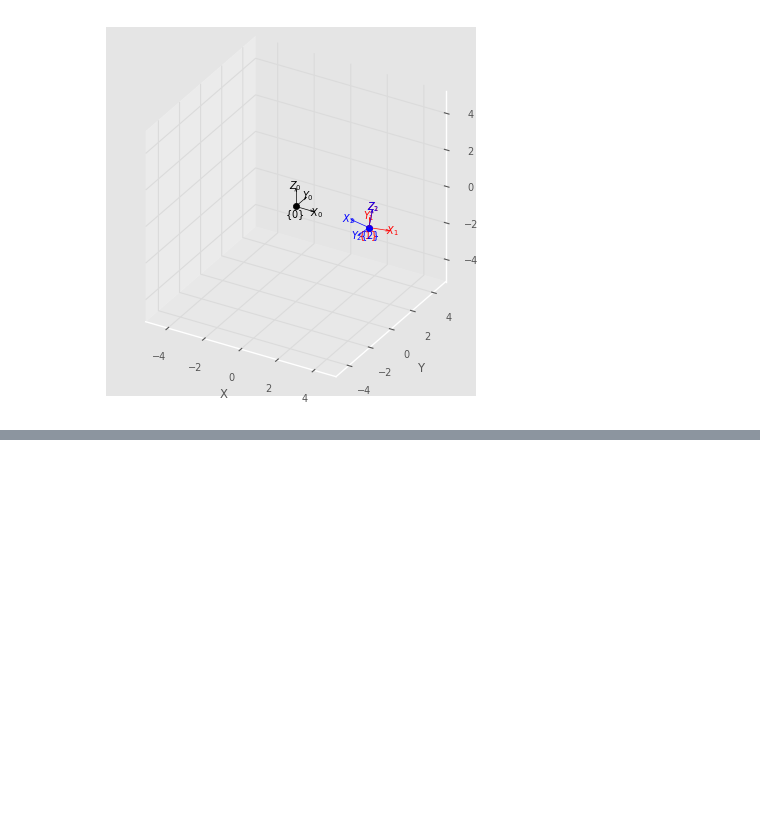
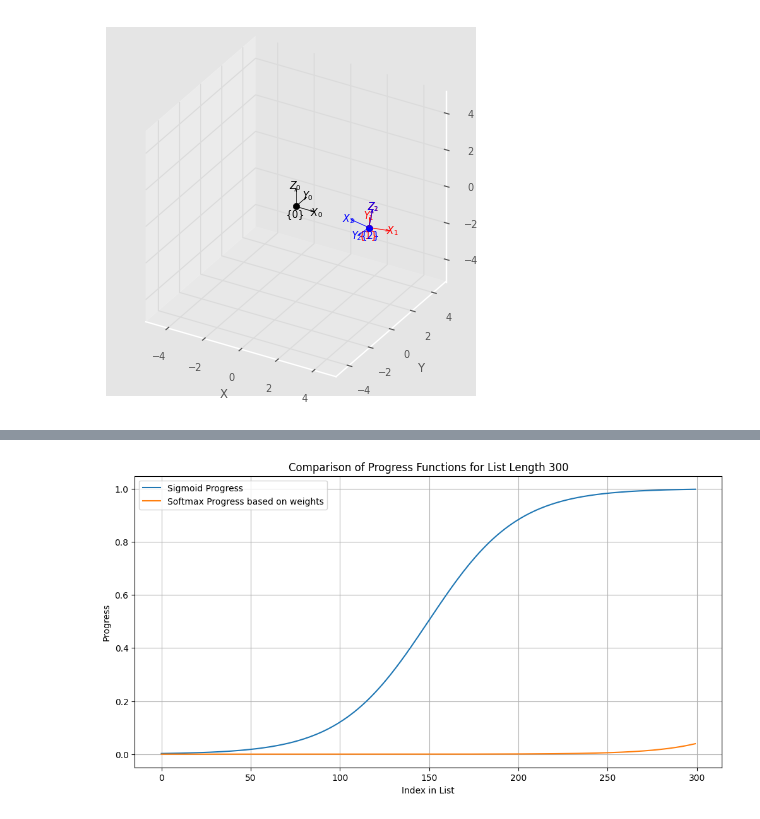
Before and after one commit to krishanrana/diffrobot, a Jupyter notebook: diffrobot/sandbox/test_transforms.ipynb, the cells around one changed output, grey strips where cells are left out. Drawn from its saved outputs; the diff is of its cells as text; code cells hidden in the pictures; blank space fills up the shorter version.

```diff
--- a/diffrobot/sandbox/test_transforms.ipynb
+++ b/diffrobot/sandbox/test_transforms.ipynb
@@ -69,0 +96,30 @@ Angle to origin: 150.00 degrees
+# %%
+import numpy as np
+import matplotlib.pyplot as plt
+
+def softmax_progress(weights):
+    e_x = np.exp(weights - np.max(weights))  # Subtract max for numerical stability
+    return e_x / e_x.sum()
+
+def plot_progress_comparison(list_length):
+    # Sigmoid
+    sigmoid_values = sigmoid_progress(list_length)
+
+    # Softmax - here using the same linspace values as "weights" for simplicity
+    weights = np.linspace(-6, 6, list_length)
+    softmax_values = softmax_progress(weights)
+
+    plt.figure(figsize=(12, 6))
+    plt.plot(sigmoid_values, label='Sigmoid Progress')
+    plt.plot(softmax_values, label='Softmax Progress based on weights')
+    plt.title(f'Comparison of Progress Functions for List Length {list_length}')
+    plt.xlabel('Index in List')
+    plt.ylabel('Progress')
+    plt.legend()
+    plt.grid(True)
+    plt.show()
+
+# Example usage:
+plot_progress_comparison(300)
+# %% [output]
+[figure, added]
```
Also changed, not shown: parts of 1 cell of this notebook, 6 other files.
